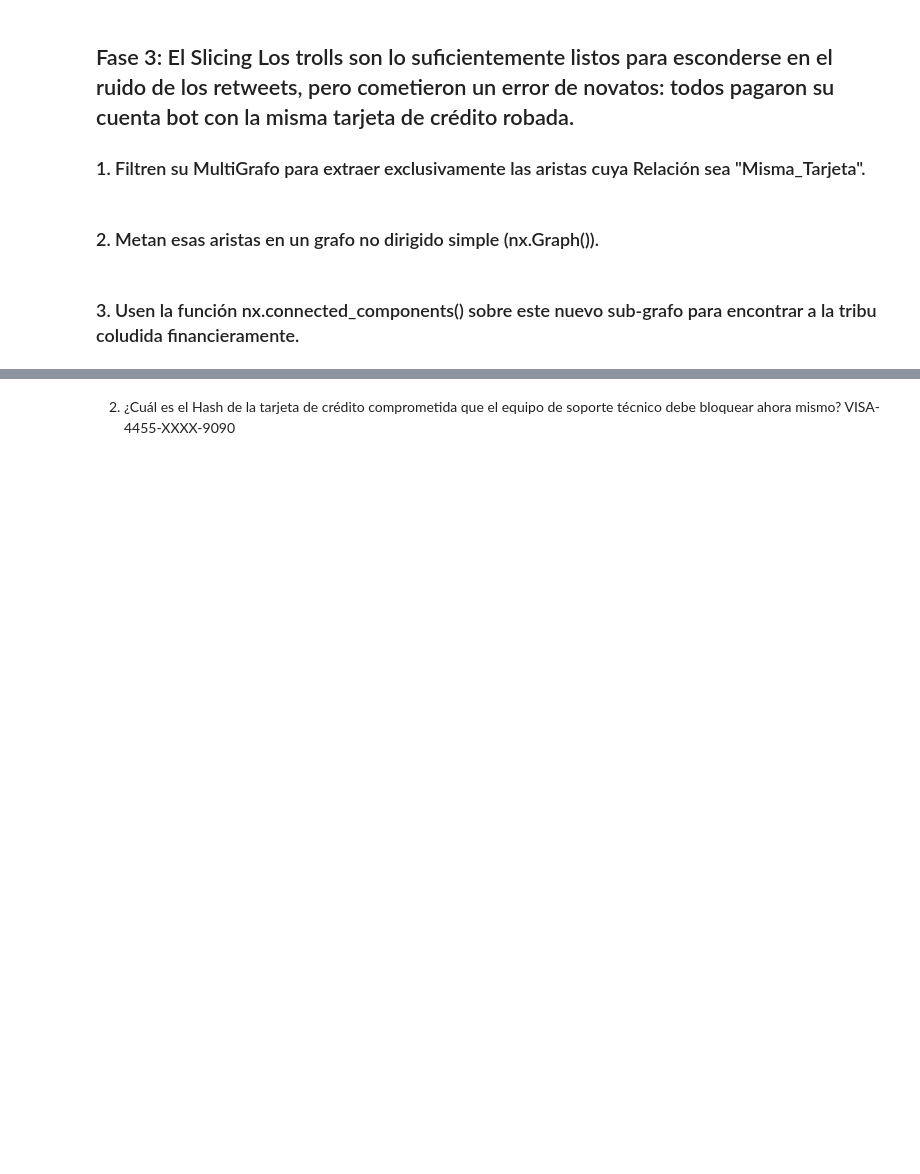
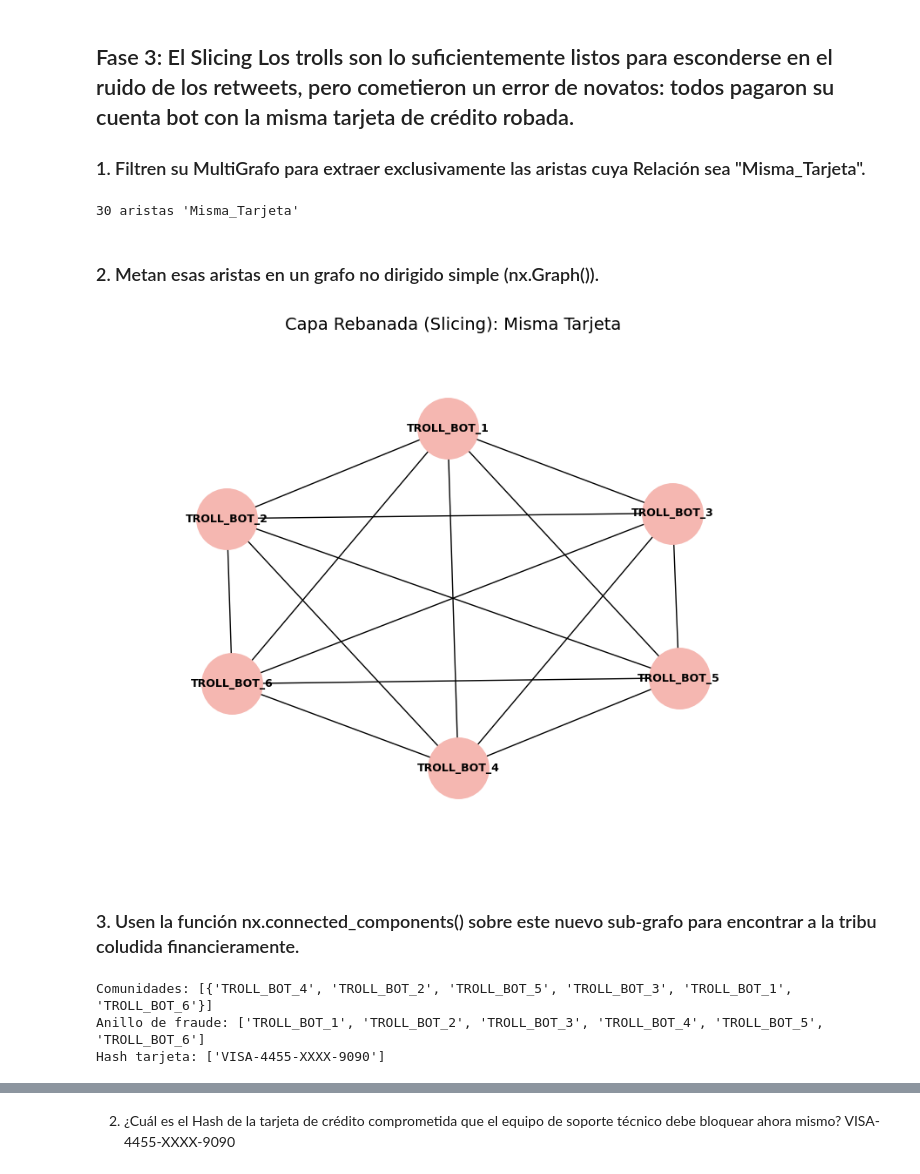
Before and after one commit to Diego-TD/data-mining, a Jupyter notebook: S47/04-Muplitex_graphs.ipynb, the cells around one changed output, grey strips where cells are left out. Drawn from its saved outputs; the diff is of its cells as text; code cells hidden in the pictures; blank space fills up the shorter version.

Commit message:
update multiplex graphs

```diff
--- a/S47/04-Muplitex_graphs.ipynb
+++ b/S47/04-Muplitex_graphs.ipynb
@@ -134,5 +169,13 @@ df
 ## Fase 2: El Grafo Multicapa
 
 ### 1. Pasen su tabla maestra purificada a NetworkX utilizando nx.MultiDiGraph().
+# %%
+MDG = nx.from_pandas_edgelist(
+    df_master,
+    source='Origen',
+    target='Destino',
+    edge_attr='Relacion',
+    create_using=nx.MultiDiGraph()
+)
 # %% [markdown]
 ### 2. Comprueben que su grafo cargó correctamente imprimiendo el número total de Nodos y Aristas.
@@ -139,10 +188,42 @@ df
 # %% [markdown]
 ## Fase 3: El Slicing Los trolls son lo suficientemente listos para esconderse en el ruido de los retweets, pero cometieron un error de novatos: todos pagaron su cuenta bot con la misma tarjeta de crédito robada.
 ### 1. Filtren su MultiGrafo para extraer exclusivamente las aristas cuya Relación sea "Misma_Tarjeta".
+# %%
+aristas_tarjeta = [
+    (u, v) for u, v, d in MDG.edges(data=True)
+    if d['Relacion'] == 'Misma_Tarjeta'
+]
+print(len(aristas_tarjeta), "aristas 'Misma_Tarjeta'")
+# %% [output]
+30 aristas 'Misma_Tarjeta'
 # %% [markdown]
 ### 2. Metan esas aristas en un grafo no dirigido simple (nx.Graph()).
+# %%
+G_tarjeta = nx.Graph()
+G_tarjeta.add_edges_from(aristas_tarjeta)
+
+plt.figure(figsize=(8, 6))
+pos = nx.spring_layout(G_tarjeta, seed=42)
+nx.draw(G_tarjeta, pos, with_labels=True, node_color='#F5B7B1', node_size=2500, font_size=9, font_weight='bold')
+plt.title('Capa Rebanada (Slicing): Misma Tarjeta', fontsize=14)
+plt.margins(0.2)
+plt.show()
+# %% [output]
+[figure, added]
 # %% [markdown]
 ### 3. Usen la función nx.connected_components() sobre este nuevo sub-grafo para encontrar a la tribu coludida financieramente.
+# %%
+comunidades = list(nx.connected_components(G_tarjeta))
+anillo_fraude = sorted(max(comunidades, key=len))
+hash_tarjeta = df_infra[df_infra['account_id'].isin(anillo_fraude)]['metadata.payment_hash'].unique()
+
+print("Comunidades:", comunidades)
+print("Anillo de fraude:", anillo_fraude)
+print("Hash tarjeta:", hash_tarjeta)
+# %% [output]
+Comunidades: [{'TROLL_BOT_4', 'TROLL_BOT_2', 'TROLL_BOT_5', 'TROLL_BOT_3', 'TROLL_BOT_1', 'TROLL_BOT_6'}]
+Anillo de fraude: ['TROLL_BOT_1', 'TROLL_BOT_2', 'TROLL_BOT_3', 'TROLL_BOT_4', 'TROLL_BOT_5', 'TROLL_BOT_6']
+Hash tarjeta: ['VISA-4455-XXXX-9090']
 # %% [markdown]
 ## Veredicto
 1. ¿Cuáles son los nombres exactos (account_id) de los bots que conforman el anillo de fraude?
```
Also changed, not shown: parts of 6 cells of this notebook.
